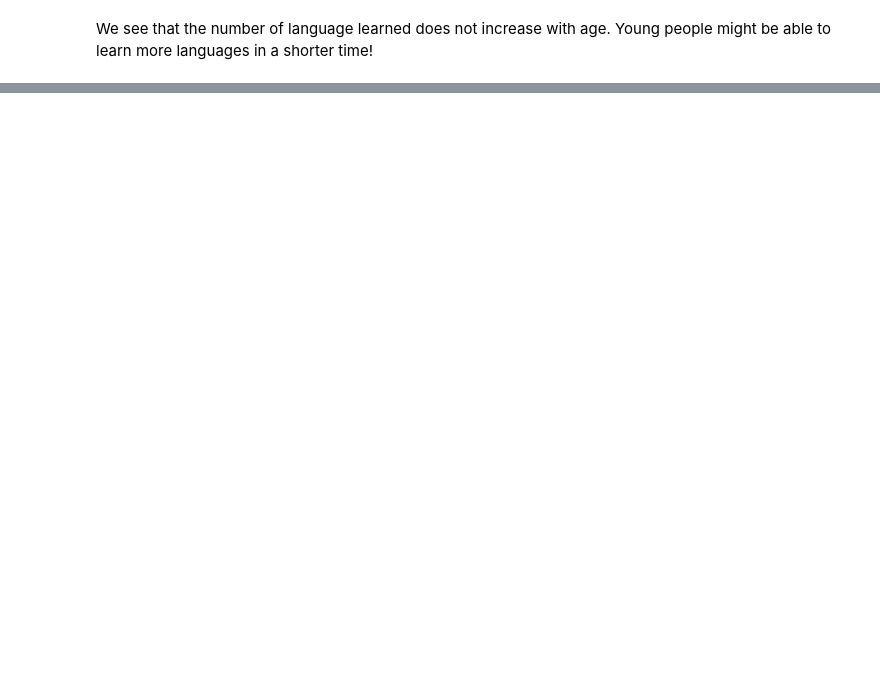
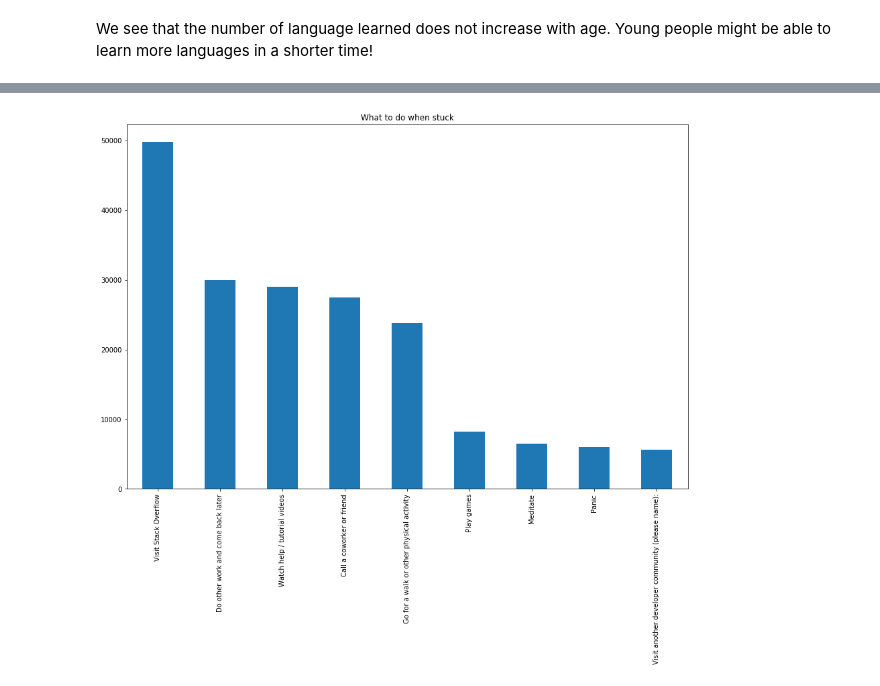
Before and after one commit to xixiaodong/MediumDSPost, a Jupyter notebook: Untitled1.ipynb, the cells around one changed output, grey strips where cells are left out. Cells and saved outputs as stored; diff of their text form; code cells hidden in the pictures; blank space fills up the shorter version.

```diff
--- a/Untitled1.ipynb
+++ b/Untitled1.ipynb
@@ -185,0 +298,18 @@ We see that the number of language learned does not increase with age. Young peo
+# %%
+possible_vals = ['Call a coworker or friend',
+                 'Do other work and come back later',
+                 'Visit another developer community (please name):',
+                 'Go for a walk or other physical activity',
+                 'Panic',
+                 'Watch help / tutorial videos',
+                 'Visit Stack Overflow',
+                 'Meditate',
+                 'Play games']
+
+df_dummy = df['NEWStuck'].str.get_dummies(sep=';')
+# %%
+df_dummy.sum().sort_values(ascending=False).plot(kind='bar',
+                                                 figsize=(15,10),
+                                                 title='What to do when stuck');
+# %% [output]
+[figure, added]
```
Also changed, not shown: parts of 17 cells of this notebook.
